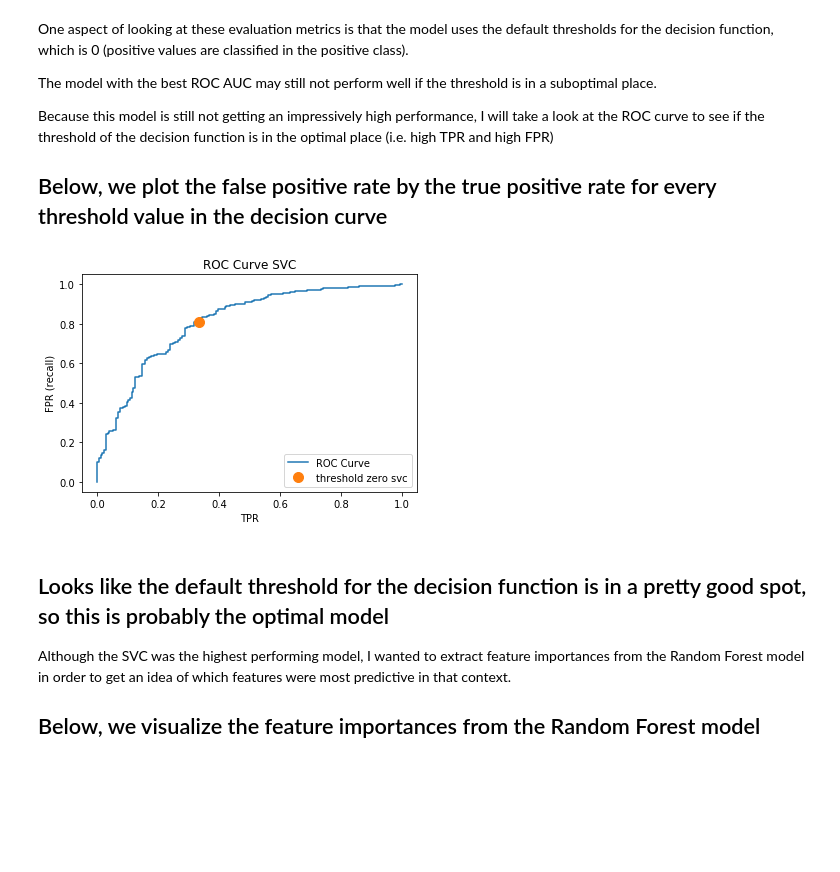
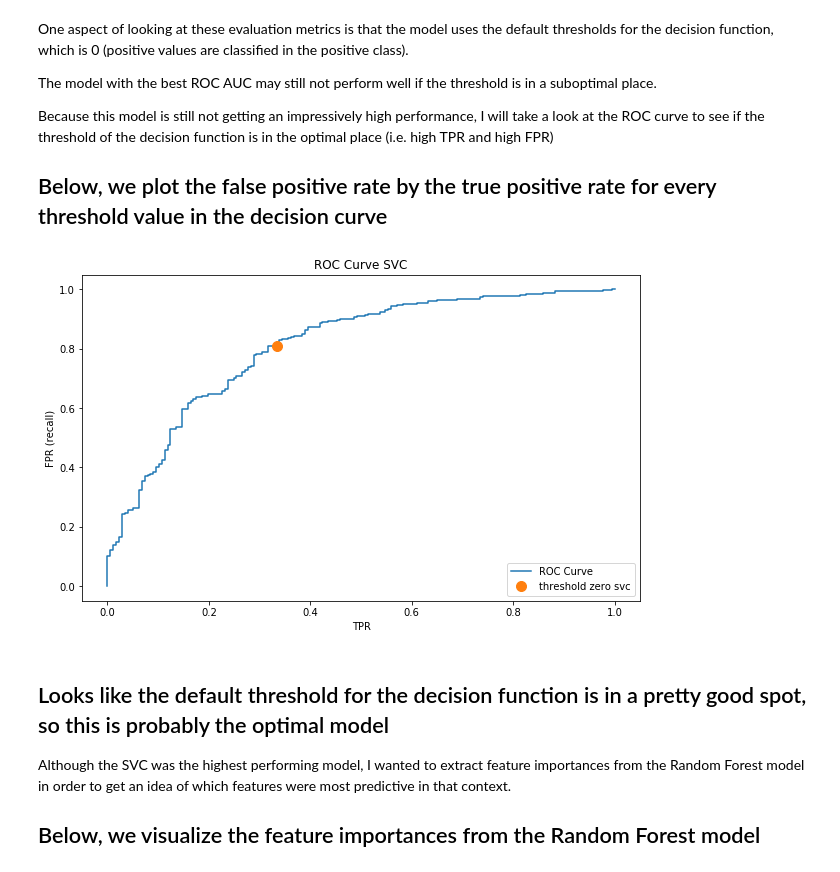
Before and after one commit to micaelamccall/drug-consumption, a Jupyter notebook: drug_consumption/drug_consumption.ipynb, the cells around one changed output. Cells and saved outputs as stored; diff of their text form; code cells hidden in the pictures; blank space fills up the shorter version.

```diff
--- a/drug_consumption/drug_consumption.ipynb
+++ b/drug_consumption/drug_consumption.ipynb
@@ -465,6 +484,7 @@ def grid_search_wrapper(X_train, y_train, pipe, param_grid, refit_score):
     scores = np.array(results[plot_score]).reshape(dim[0],dim[1])
 
     # Plot the score of each combo of parameters on a heatmap
+    plt.figure(figsize=(10,6))
     heatmap=sns.heatmap(scores, annot=True)
     plt.title('Cross-val test scores for ' + str(refit_score))
     plt.xlabel(params[1])
@@ -691,25 +722,28 @@ Because this model is still not getting an impressively high performance, I will
 # %%
 from sklearn.metrics import roc_curve
 
 # Extract false positive rate and true positive rate
 fpr_svc, tpr_svc, thresholds_svc = roc_curve(y_test, svc_pipe.decision_function(X_test))
 
 # Extract the threshold by getting the value in the decision function that is closest to 0 (default is 0)
 thresh_svc = np.argmin(np.abs(thresholds_svc))
 
 def plot_roc():
     # Plot FPR and TPR
+    plt.figure(figsize=(10,6))
     plt.plot(fpr_svc, tpr_svc, label="ROC Curve")
     plt.ylabel('FPR (recall)')
     plt.xlabel('TPR')
 
     # Plot threshold
     plt.plot(fpr_svc[thresh_svc], tpr_svc[thresh_svc], 'o', markersize = 10, label = "threshold zero svc")
     plt.legend(loc=4)
     plt.title("ROC Curve SVC")
     plt.show()
+
+plot_roc()
 # %% [output]
-[figure, old version]
+[figure, new version]
 # %% [markdown]
 ## Looks like the default threshold for the decision function is in a pretty good spot, so this is probably the optimal model
 
```
Also changed, not shown: parts of 26 cells of this notebook.
